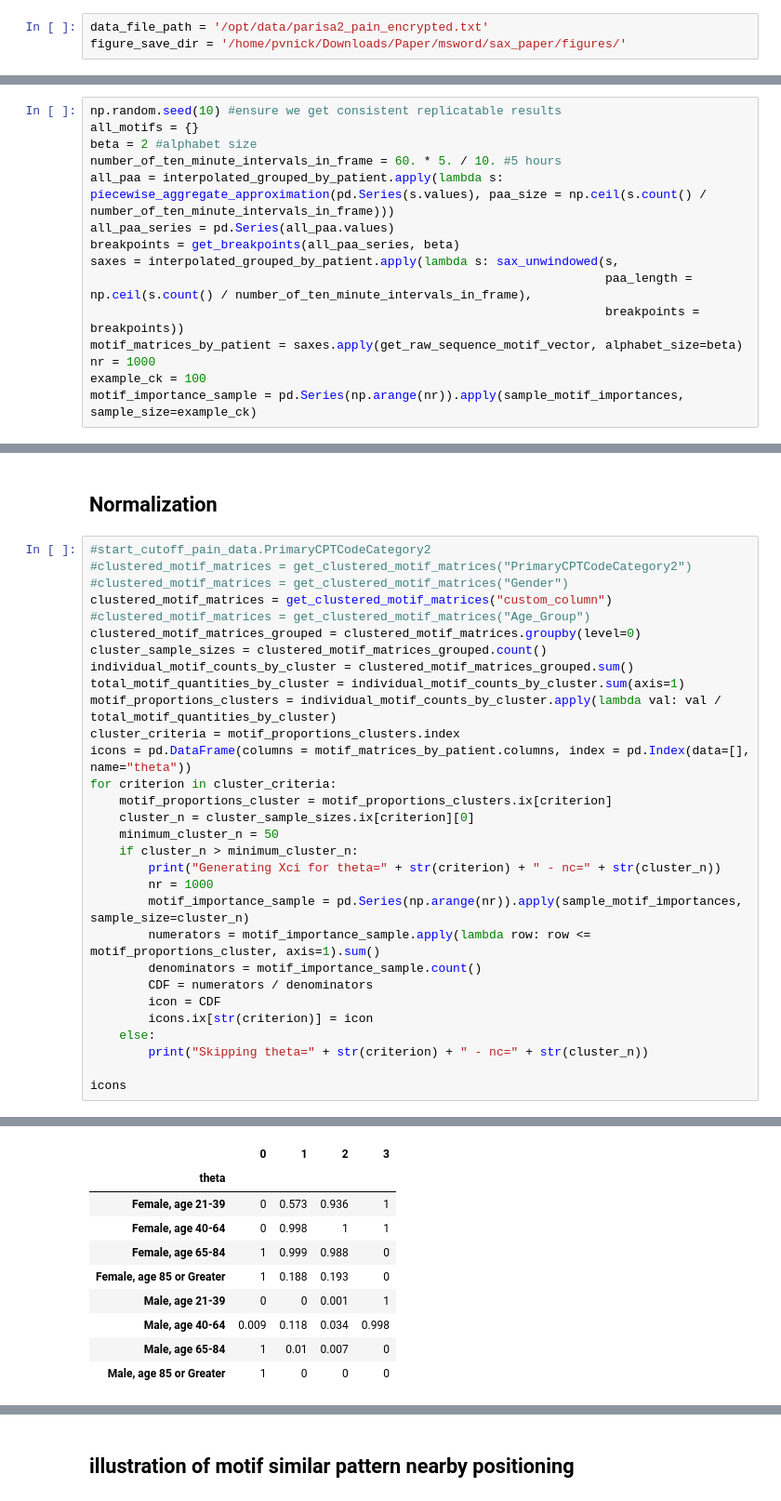
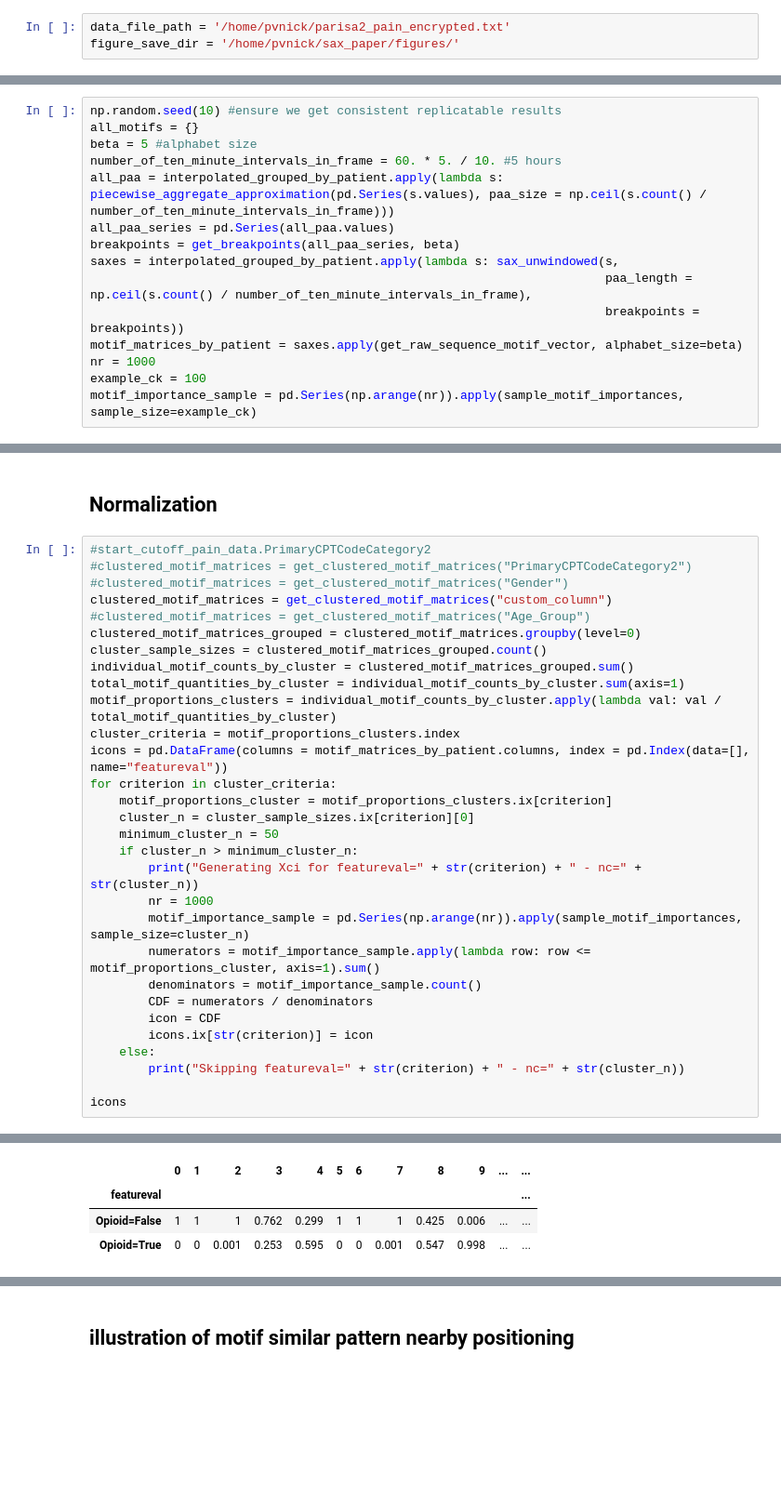
Before and after one commit to pvnick/tempos, a Jupyter notebook: manuscript_code.ipynb, the cells around one changed output, grey strips where cells are left out. Shown at 93% size. Saved outputs shown, nothing was run; the diff lists cells and outputs as text; blank space fills up the shorter version.

```diff
--- a/manuscript_code.ipynb
+++ b/manuscript_code.ipynb
@@ -1,8 +1,8 @@
 # %% [markdown]
 ## Settings (adjust these)
 # %%
-data_file_path = '/opt/data/parisa2_pain_encrypted.txt'
-figure_save_dir = '/home/pvnick/Downloads/Paper/msword/sax_paper/figures/'
+data_file_path = '/home/pvnick/parisa2_pain_encrypted.txt'
+figure_save_dir = '/home/pvnick/sax_paper/figures/'
 # %% [markdown]
 ## Headers
 # %%
@@ -656,7 +620,7 @@ def sax_unwindowed(time_series, paa_length, breakpoints):
 # %%
 np.random.seed(10) #ensure we get consistent replicatable results
 all_motifs = {}
-beta = 2 #alphabet size
+beta = 5 #alphabet size
 number_of_ten_minute_intervals_in_frame = 60. * 5. / 10. #5 hours
 all_paa = interpolated_grouped_by_patient.apply(lambda s: piecewise_aggregate_approximation(pd.Series(s.values), paa_size = np.ceil(s.count() / number_of_ten_minute_intervals_in_frame)))
 all_paa_series = pd.Series(all_paa.values)
@@ -979,13 +943,13 @@ individual_motif_counts_by_cluster = clustered_motif_matrices_grouped.sum()
 total_motif_quantities_by_cluster = individual_motif_counts_by_cluster.sum(axis=1)
 motif_proportions_clusters = individual_motif_counts_by_cluster.apply(lambda val: val / total_motif_quantities_by_cluster)
 cluster_criteria = motif_proportions_clusters.index
-icons = pd.DataFrame(columns = motif_matrices_by_patient.columns, index = pd.Index(data=[], name="theta"))
+icons = pd.DataFrame(columns = motif_matrices_by_patient.columns, index = pd.Index(data=[], name="featureval"))
 for criterion in cluster_criteria:
     motif_proportions_cluster = motif_proportions_clusters.ix[criterion]
     cluster_n = cluster_sample_sizes.ix[criterion][0]
     minimum_cluster_n = 50
     if cluster_n > minimum_cluster_n:
-        print("Generating Xci for theta=" + str(criterion) + " - nc=" + str(cluster_n))
+        print("Generating Xci for featureval=" + str(criterion) + " - nc=" + str(cluster_n))
         nr = 1000
         motif_importance_sample = pd.Series(np.arange(nr)).apply(sample_motif_importances, sample_size=cluster_n)
         numerators = motif_importance_sample.apply(lambda row: row <= motif_proportions_cluster, axis=1).sum()
@@ -994,7 +958,7 @@ for criterion in cluster_criteria:
         icon = CDF
         icons.ix[str(criterion)] = icon
     else:
-        print("Skipping theta=" + str(criterion) + " - nc=" + str(cluster_n))
+        print("Skipping featureval=" + str(criterion) + " - nc=" + str(cluster_n))
 
 icons
 # %% [output]
@@ -1009,10 +967,4 @@ Generating Xci for theta=Male, age 85 or Greater - nc=55
-|  | 0 | 1 | 2 | 3 |
-| theta |  |  |  |  |
-| Female, age 21-39 | 0 | 0.573 | 0.936 | 1 |
-| Female, age 40-64 | 0 | 0.998 | 1 | 1 |
-| Female, age 65-84 | 1 | 0.999 | 0.988 | 0 |
-| Female, age 85 or Greater | 1 | 0.188 | 0.193 | 0 |
-| Male, age 21-39 | 0 | 0 | 0.001 | 1 |
-| Male, age 40-64 | 0.009 | 0.118 | 0.034 | 0.998 |
-| Male, age 65-84 | 1 | 0.01 | 0.007 | 0 |
-| Male, age 85 or Greater | 1 | 0 | 0 | 0 |
+|  | 0 | 1 | 2 | 3 | 4 | 5 | 6 | 7 | 8 | 9 | ... | ... |
+| featureval |  |  |  |  |  |  |  |  |  |  |  | ... |
+| Opioid=False | 1 | 1 | 1 | 0.762 | 0.299 | 1 | 1 | 1 | 0.425 | 0.006 | ... | ... |
+| Opioid=True | 0 | 0 | 0.001 | 0.253 | 0.595 | 0 | 0 | 0.001 | 0.547 | 0.998 | ... | ... |
```
Also changed, not shown: parts of 21 cells of this notebook, 2 other files.
